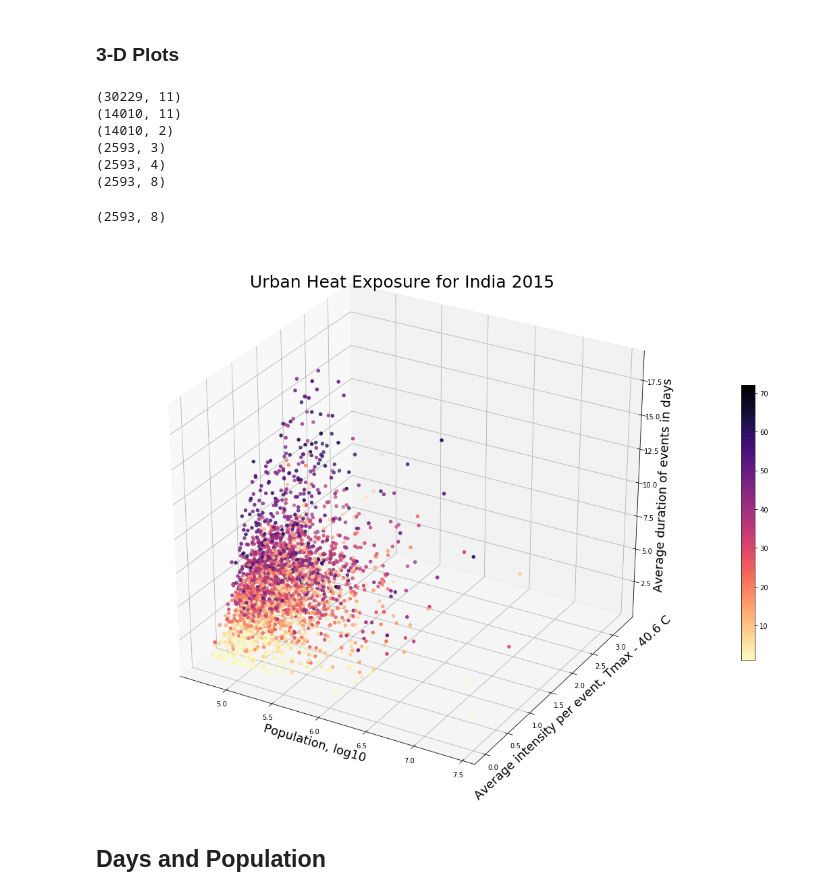
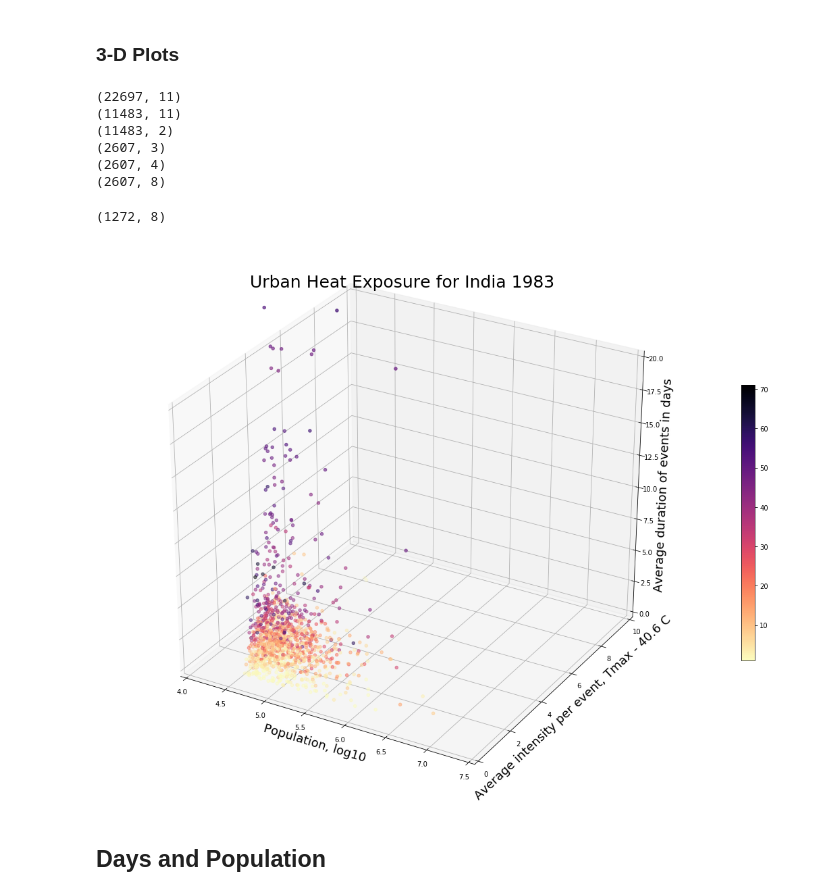
Before and after one commit to ecohydro/GlobalUrbanHeat, a Jupyter notebook: Notebooks/cpt_Figures.ipynb, the cells around one changed output. Cells and saved outputs as stored; diff of their text form; code cells hidden in the pictures.

Commit message:
nice pretty figures made

```diff
--- a/Notebooks/cpt_Figures.ipynb
+++ b/Notebooks/cpt_Figures.ipynb
@@ -70,13 +70,13 @@ df_pop.head()
 | 3 | 3185 | 59961.838394 | 67281.163544 | 73833.521271 | 83504.834900 |
 | 4 | 3539 | 216241.069946 | 203083.534027 | 181690.372681 | 155063.227570 |
 # %%
-stats_fn = 'CHIRTS-GHS-Events-Stats1983.csv'
-stats = pd.read_csv(DATA_IN+stats_fn)
-print(stats.shape)
-country = stats[stats['CTR_MN_NM']=='India']
-print(country.shape)
-cities = country.drop_duplicates('ID_HDC_G0', keep = 'first')
-print(cities.shape)
+# stats_fn = 'CHIRTS-GHS-Events-Stats1983.csv'
+# stats = pd.read_csv(DATA_IN+stats_fn)
+# print(stats.shape)
+# country = stats[stats['CTR_MN_NM']=='India']
+# print(country.shape)
+# cities = country.drop_duplicates('ID_HDC_G0', keep = 'first')
+# print(cities.shape)
 # %% [output]
 (22697, 11)
 (11483, 11)
@@ -122,8 +122,8 @@ def make_stats(year, country):
 # %%
 # Set location and year
 country_nm = 'India'
-year = '2015'
-pop = 'P15'
+year = '1983'
+pop = 'P75'
 
 # select data for plot
 cities = make_stats(year, country_nm)
@@ -132,13 +132,13 @@ cities = make_stats(year, country_nm)
 cities = cities[cities[pop]>5*10**4]
 cities.shape
 # %% [output]
-(30229, 11)
-(14010, 11)
-(14010, 2)
-(2593, 3)
-(2593, 4)
-(2593, 8)
+(22697, 11)
+(11483, 11)
+(11483, 2)
+(2607, 3)
+(2607, 4)
+(2607, 8)
-(2593, 8)
+(1272, 8)
 # %%
 # 3d plots
 
@@ -154,38 +154,38 @@ ax = plt.axes(projection='3d')
 # Pop X Axis 1983
 # p = ax.scatter3D(np.log10(cities1983['P75']), cities1983['avg_intensity'], cities1983['duration'],
 #              c = cities1983['total_days'], cmap = mymap)
 
 # Pop X Axis 2015
 # p = ax.scatter3D(cities['avg_intensity'], cities['duration'], c = cities['total_days'],
 #              c = np.log10(cities[pop]), cmap = mymap)
 
 # # Pop as color
 p = ax.scatter3D(np.log10(cities[pop]), cities['avg_intensity'], cities['duration'],
              c =cities['total_days'], cmap = mymap)
 
 # make labels
 ax.set_xlabel('Population, log10', fontsize = 18)
 ax.set_ylabel('Average intensity per event, Tmax - 40.6 C', fontsize = 18)
 ax.set_zlabel('Average duration of events in days', fontsize = 18)
 
 # ax.set_xlabel('Average intensity per event, Tmax - 40.6 C')
 # ax.set_ylabel('Average duration of events in days')
 # ax.set_zlabel('Total numbers of days per year > 40.6 C')
 
 # Limits
-# ax.set_xlim3d(0, 8)
-# ax.set_ylim3d(0, 10)
-# ax.set_zlim3d(0, 20)
+ax.set_xlim3d(4, 7.5)
+ax.set_ylim3d(0, 10)
+ax.set_zlim3d(0, 20)
 
 # Title
 plt.title('Urban Heat Exposure for '+country_nm+' '+year, fontsize=25)
 
 # color bar
 fig.colorbar(p, ax = ax, shrink = 0.5, cmap = mymap)
 
-#plt.savefig('/home/cascade/projects/'+country_nm+year+'.png')
+plt.savefig('/home/cascade/projects/'+country_nm+year+'.png')
 # %% [output]
-[figure, old version]
+[figure, new version]
 # %% [markdown]
 ## Days and Population
 # %%
```
Also changed, not shown: parts of 3 cells of this notebook.
